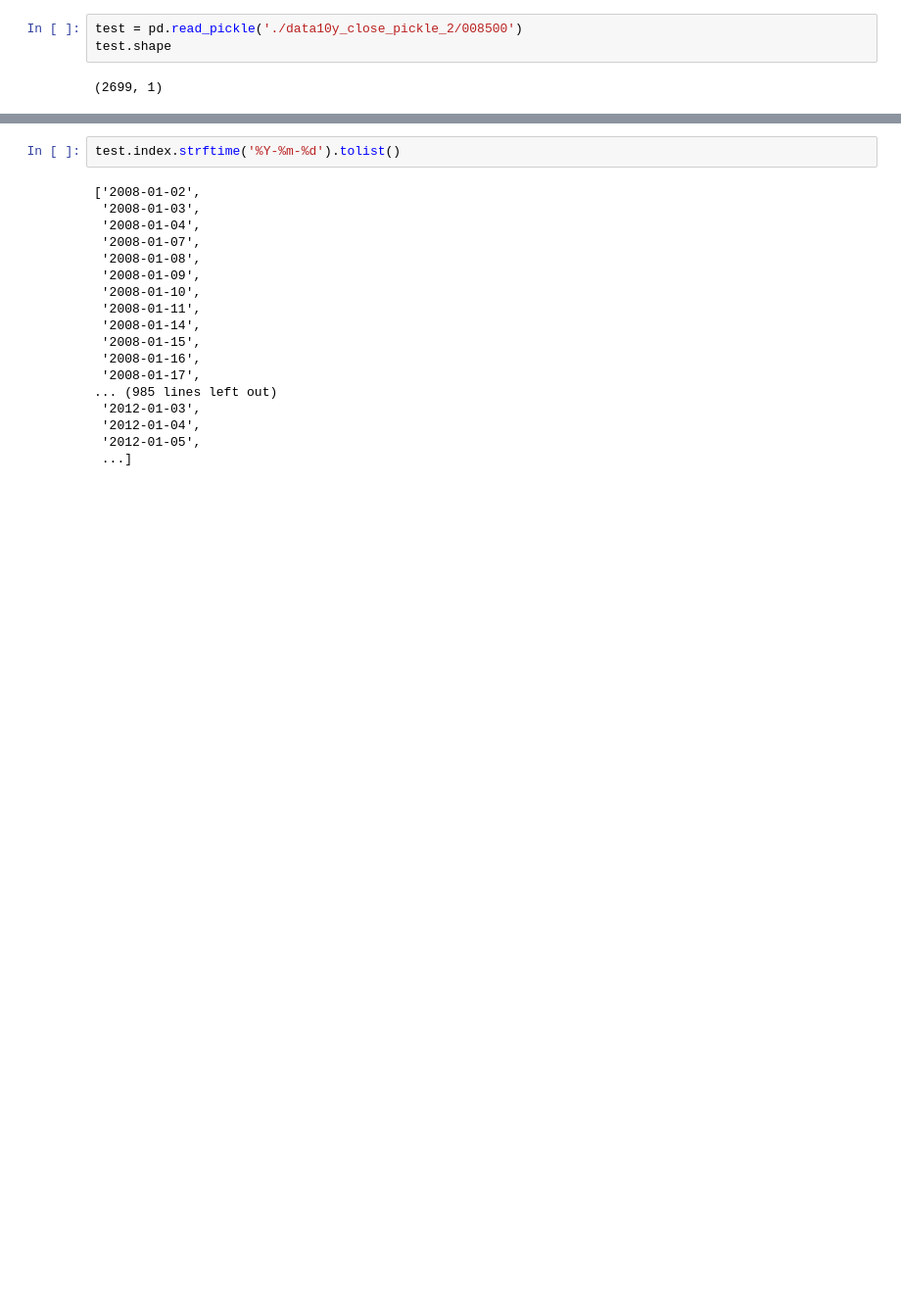
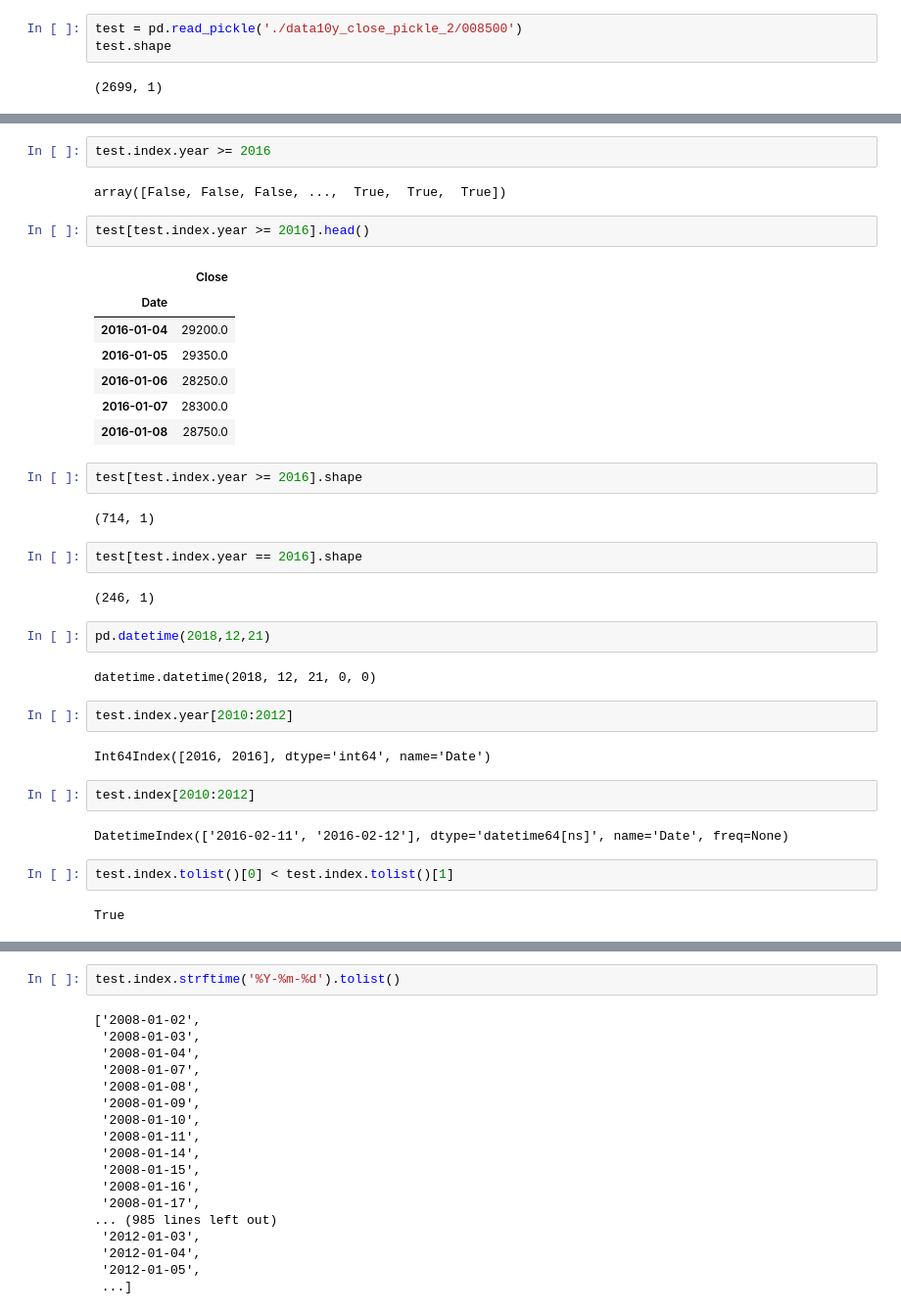
Before and after one commit to nomadlife/stockprice, a Jupyter notebook: 4. data - extraction.ipynb, the cells around one changed output, grey strips where cells are left out. Shown at 98% size. Saved outputs shown, nothing was run; the diff lists cells and outputs as text; blank space fills up the shorter version.

Commit message:
pandas test for posting

```diff
--- a/4. data - extraction.ipynb
+++ b/4. data - extraction.ipynb
@@ -22 +52,39 @@ test.shape
+# %%
+test.index.year >= 2016
+# %% [output]
+array([False, False, False, ...,  True,  True,  True])
+# %%
+test[test.index.year >= 2016].head()
+# %% [output]
+|  | Close |
+| Date |  |
+| 2016-01-04 | 29200.0 |
+| 2016-01-05 | 29350.0 |
+| 2016-01-06 | 28250.0 |
+| 2016-01-07 | 28300.0 |
+| 2016-01-08 | 28750.0 |
+# %%
+test[test.index.year >= 2016].shape
+# %% [output]
+(714, 1)
+# %%
+test[test.index.year == 2016].shape
+# %% [output]
+(246, 1)
+# %%
+pd.datetime(2018,12,21)
+# %% [output]
+datetime.datetime(2018, 12, 21, 0, 0)
+# %%
+test.index.year[2010:2012]
+# %% [output]
+Int64Index([2016, 2016], dtype='int64', name='Date')
+# %%
+test.index[2010:2012]
+# %% [output]
+DatetimeIndex(['2016-02-11', '2016-02-12'], dtype='datetime64[ns]', name='Date', freq=None)
+# %%
+test.index.tolist()[0] < test.index.tolist()[1]
+# %% [output]
+True
 # %%
```
Also changed, not shown: parts of 26 cells of this notebook, 1 other file.
